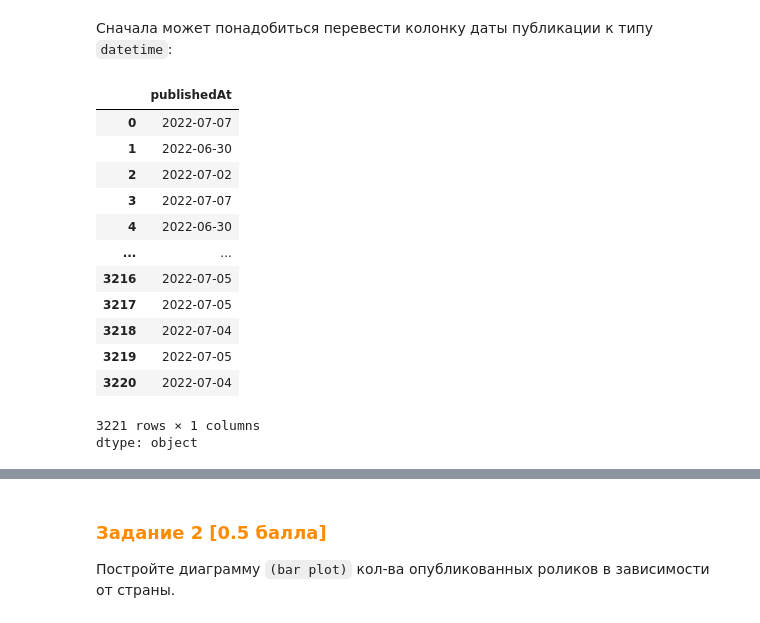
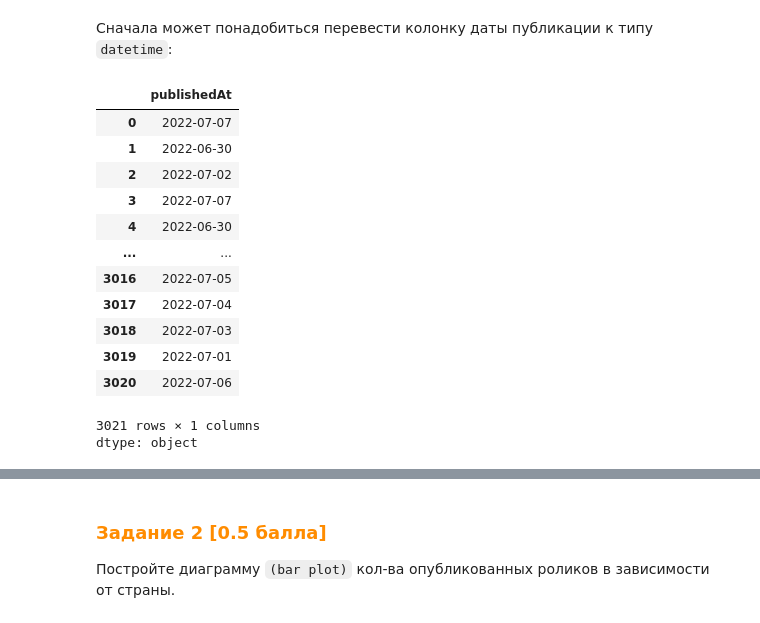
Before and after one commit to h4cck3r/ml_tsk2, a Jupyter notebook: tasks/base_task02/numpy-pandas-matplotlib.ipynb, the cells around one changed output, grey strips where cells are left out. Drawn from its saved outputs; the diff is of its cells as text; code cells hidden in the pictures.

```diff
--- a/tasks/base_task02/numpy-pandas-matplotlib.ipynb
+++ b/tasks/base_task02/numpy-pandas-matplotlib.ipynb
@@ -506,21 +506,21 @@ import matplotlib.pyplot as plt
 # %% [markdown]
 Сначала может понадобиться перевести колонку даты публикации к типу `datetime`:
 # %%
-df.publishedAt = pd.to_datetime(df.publishedAt)
+data.publishedAt = pd.to_datetime(data.publishedAt)
 # %%
-df.publishedAt.dt.date
+data.publishedAt.dt.date
 # %% [output]
 |  | publishedAt |
 | 0 | 2022-07-07 |
 | 1 | 2022-06-30 |
 | 2 | 2022-07-02 |
 | 3 | 2022-07-07 |
 | 4 | 2022-06-30 |
 | ... | ... |
-| 3216 | 2022-07-05 |
-| 3217 | 2022-07-05 |
-| 3218 | 2022-07-04 |
-| 3219 | 2022-07-05 |
-| 3220 | 2022-07-04 |
+| 3016 | 2022-07-05 |
+| 3017 | 2022-07-04 |
+| 3018 | 2022-07-03 |
+| 3019 | 2022-07-01 |
+| 3020 | 2022-07-06 |
-3221 rows × 1 columns
+3021 rows × 1 columns
 dtype: object
```
Also changed, not shown: parts of 7 cells of this notebook.
